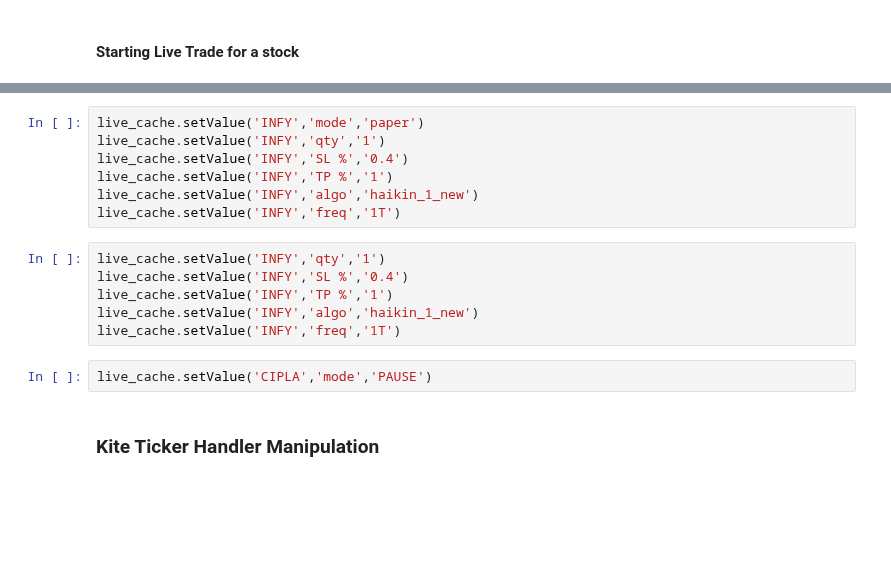
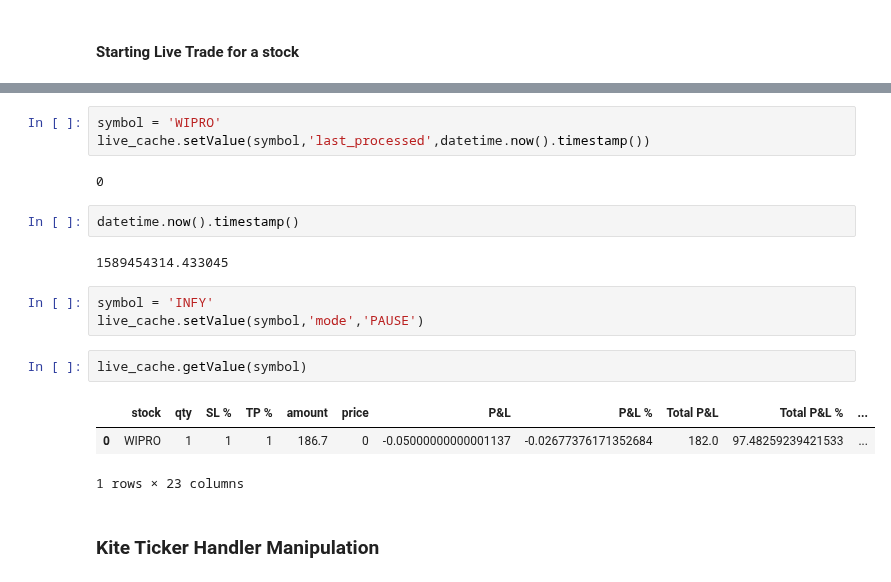
Before and after one commit to suhansaha/algotrader, a Jupyter notebook: src/freedom_v2_unit_test.ipynb, the cells around one changed output, grey strips where cells are left out. Drawn from its saved outputs; the diff is of its cells as text; blank space fills up the shorter version.

```diff
--- a/src/freedom_v2_unit_test.ipynb
+++ b/src/freedom_v2_unit_test.ipynb
@@ -430,18 +430,21 @@ live_cache.setValue('INFY','mode','live')
-# %%
-live_cache.setValue('INFY','mode','paper')
-live_cache.setValue('INFY','qty','1')
-live_cache.setValue('INFY','SL %','0.4')
-live_cache.setValue('INFY','TP %','1')
-live_cache.setValue('INFY','algo','haikin_1_new')
-live_cache.setValue('INFY','freq','1T')
-# %%
-live_cache.setValue('INFY','qty','1')
-live_cache.setValue('INFY','SL %','0.4')
-live_cache.setValue('INFY','TP %','1')
-live_cache.setValue('INFY','algo','haikin_1_new')
-live_cache.setValue('INFY','freq','1T')
+# %%
+symbol = 'WIPRO'
+live_cache.setValue(symbol,'last_processed',datetime.now().timestamp())
+# %% [output]
+0
+# %%
+datetime.now().timestamp()
+# %% [output]
+1589454314.433045
 # %%
-live_cache.setValue('CIPLA','mode','PAUSE')
+symbol = 'INFY'
+live_cache.setValue(symbol,'mode','PAUSE')
+# %%
+live_cache.getValue(symbol)
+# %% [output]
+|  | stock | qty | SL % | TP % | amount | price | P&L | P&L % | Total P&L | Total P&L % | ... |
+| 0 | WIPRO | 1 | 1 | 1 | 186.7 | 0 | -0.05000000000001137 | -0.02677376171352684 | 182.0 | 97.48259239421533 | ... |
+1 rows × 23 columns
 # %% [markdown]
 ### Kite Ticker Handler Manipulation
 # %%
```
Also changed, not shown: parts of 15 cells of this notebook, 3 other files.
